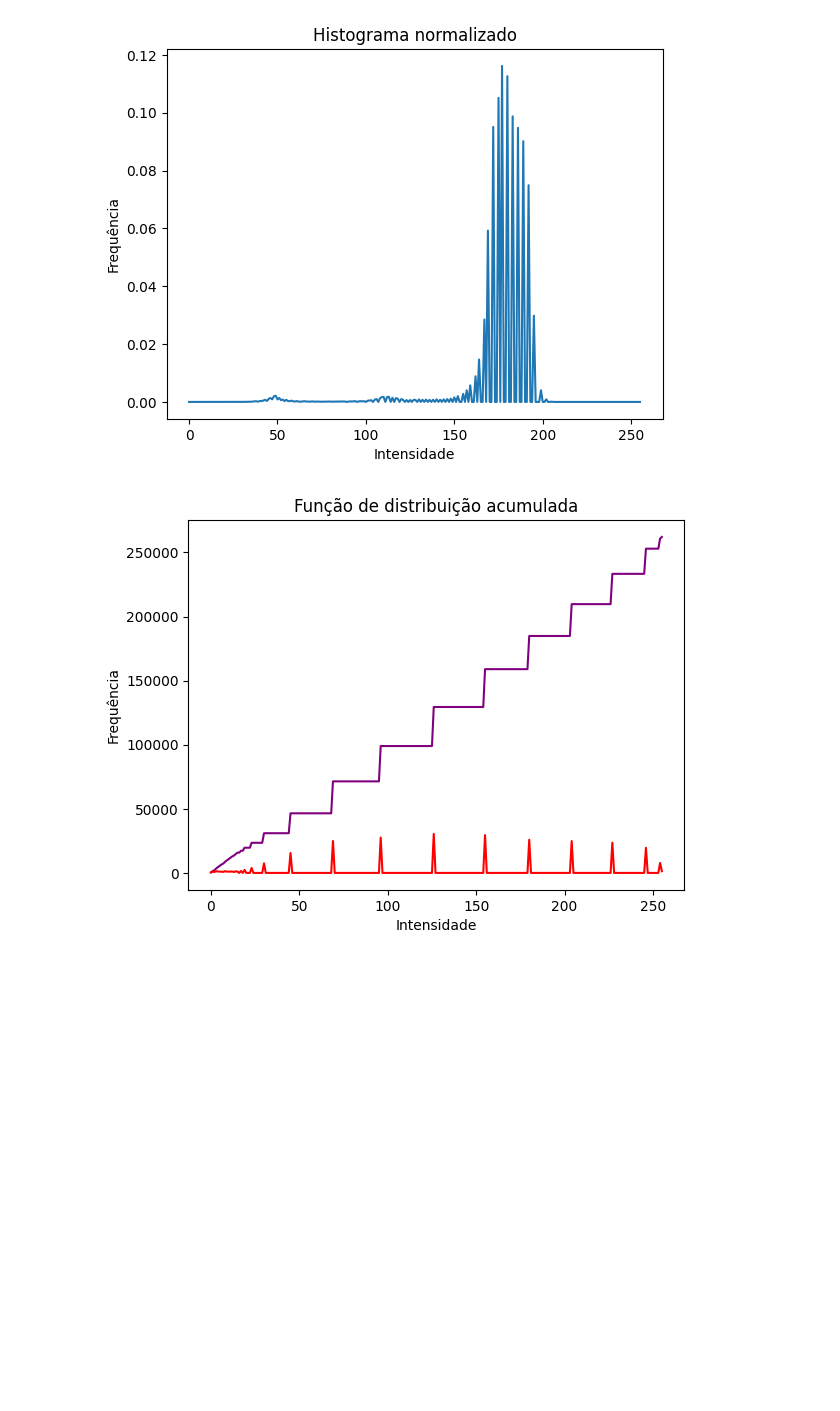
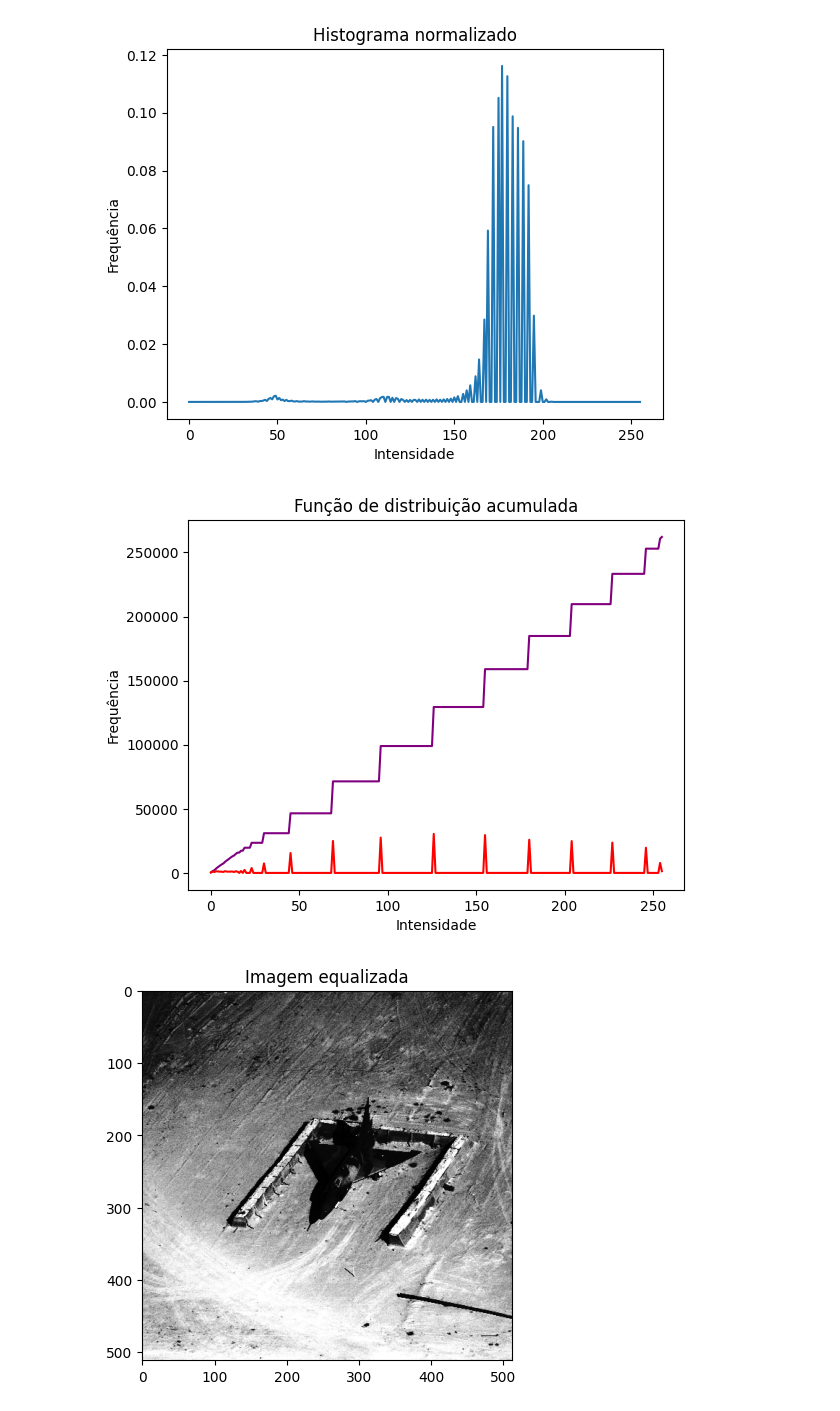
Before and after one commit to tomast1337/Image-Processing, a Jupyter notebook: aula6.ipynb, the cells around one changed output. Cells and saved outputs as stored; diff of their text form; code cells hidden in the pictures; blank space fills up the shorter version.

```diff
--- a/aula6.ipynb
+++ b/aula6.ipynb
@@ -33,15 +33,25 @@ plt.show()
 [figure]
 # %%
 eq_gray = cv2.equalizeHist(gray)
+
 eq_hist = cv2.calcHist([eq_gray], [0], None, [256], [0, 256])
 eq_cumulative_distribution_function = eq_hist.cumsum()
 
 fig, ax = plt.subplots()
-ax.plot(eq_cumulative_distribution_function,color='purple',label='Função de distribuição acumulada')
-ax.plot(eq_hist,color='red',label='Histograma')
-ax.set_title('Função de distribuição acumulada')
-ax.set_xlabel('Intensidade')
-ax.set_ylabel('Frequência')
+ax.plot(
+    eq_cumulative_distribution_function,
+    color="purple",
+    label="Função de distribuição acumulada",
+)
+ax.plot(eq_hist, color="red", label="Histograma")
+ax.set_title("Função de distribuição acumulada")
+ax.set_xlabel("Intensidade")
+ax.set_ylabel("Frequência")
 plt.show()
+
+plt.imshow(eq_gray, cmap="gray")
+plt.title("Imagem equalizada")
+plt.show()
 # %% [output]
 [figure]
+[figure, added]
```
Also changed, not shown: parts of 8 cells of this notebook, 7 other files.
